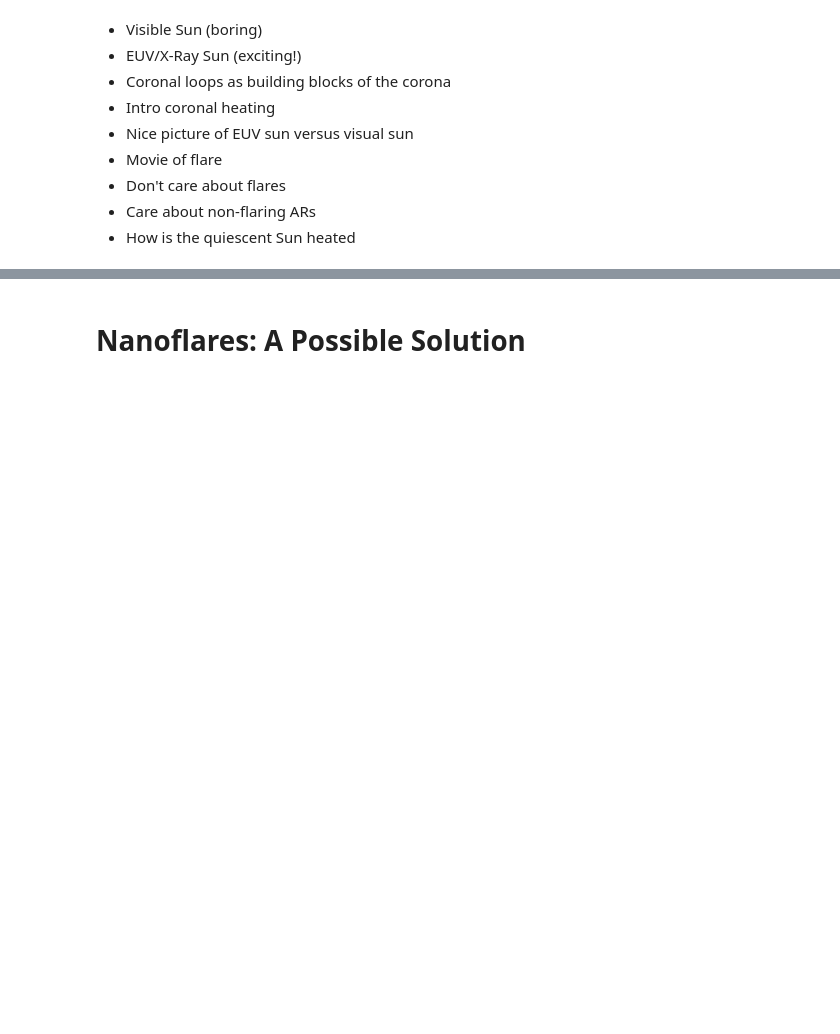
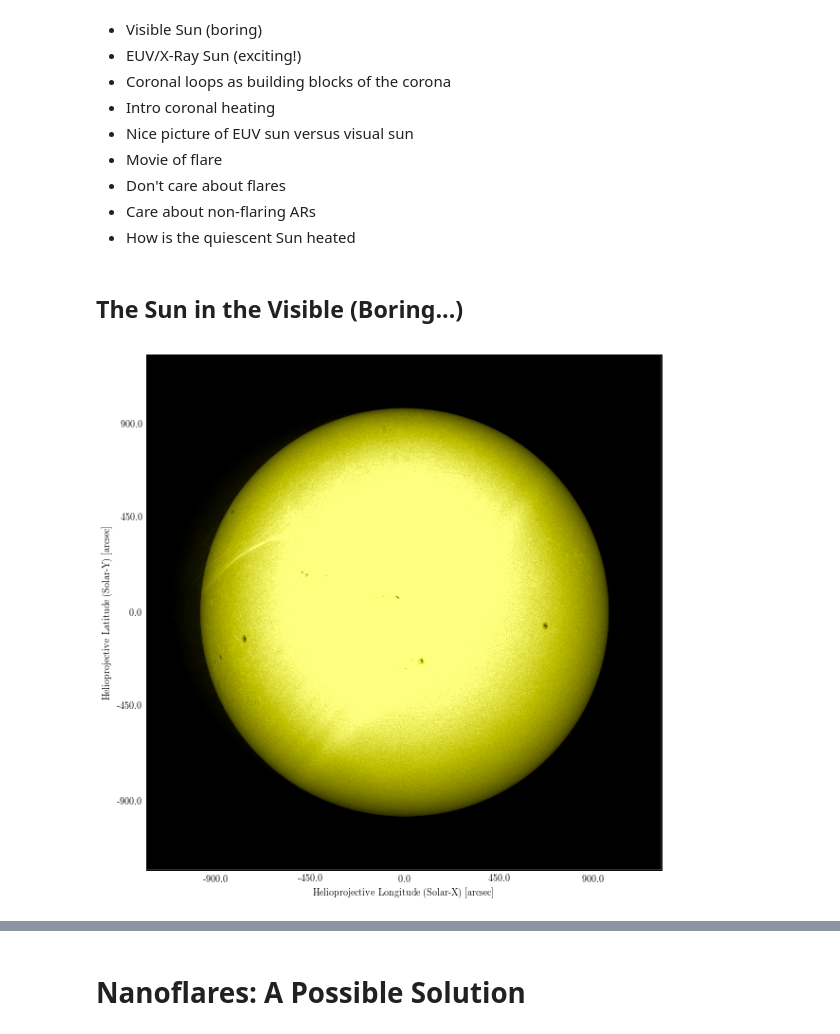
Before and after one commit to wtbarnes/journal-club-spring-2018, a Jupyter notebook: talk.ipynb, the cells around one changed output, grey strips where cells are left out. Cells and saved outputs as stored; diff of their text form; code cells hidden in the pictures; blank space fills up the shorter version.

```diff
--- a/talk.ipynb
+++ b/talk.ipynb
@@ -37,0 +69,10 @@ import synthesizAR
+# %% [markdown]
+## The Sun in the Visible (Boring...)
+# %%
+m = sunpy.map.Map('img/aia_lev1_4500a_2014_12_11t20_00_07_68z_image_lev1.fits.fits')
+fig = plt.figure(figsize=(10,10))
+ax = fig.gca(projection=m)
+im = m.plot(axes=ax,title=False,norm=matplotlib.colors.Normalize(vmin=1e3,vmax=7.5e3))
+ax.grid(alpha=0)
+# %% [output]
+[figure, added]
```
Also changed, not shown: parts of 26 cells of this notebook.
